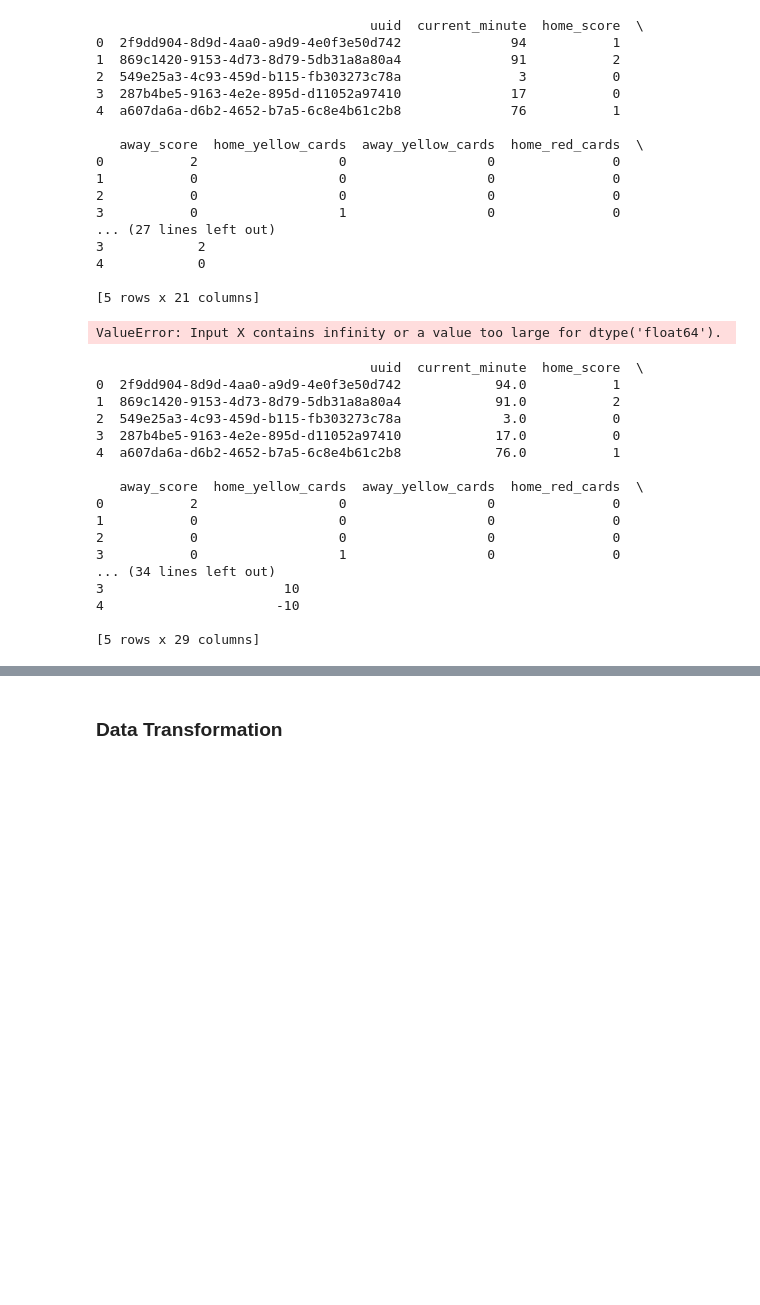
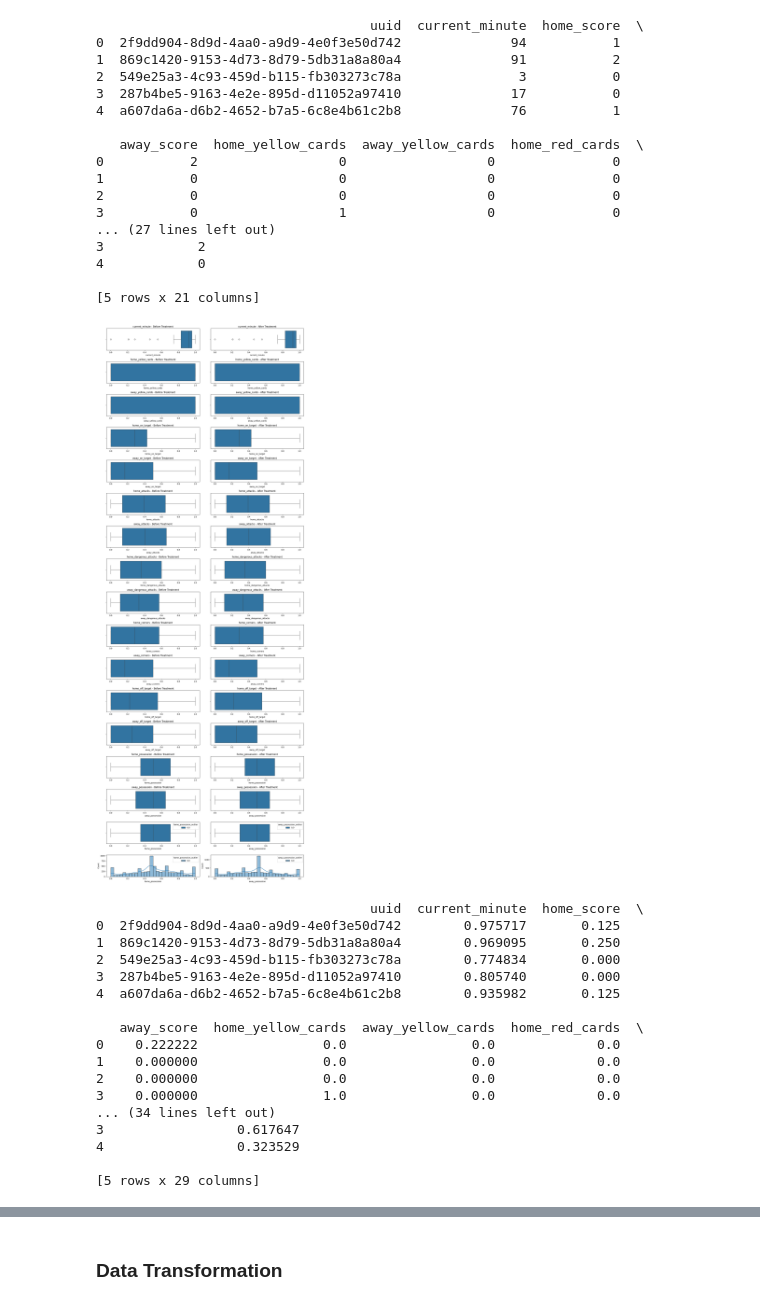
Before and after one commit to ReyObejero/2324-t3-stintsy-s11-g4-machine-project, a Jupyter notebook: STINTSY-S11-MP.ipynb, the cells around one changed output, grey strips where cells are left out. Drawn from its saved outputs; the diff is of its cells as text; code cells hidden in the pictures; blank space fills up the shorter version.

```diff
--- a/STINTSY-S11-MP.ipynb
+++ b/STINTSY-S11-MP.ipynb
@@ -320,68 +320,65 @@ def calculate_remaining_goals(row):
 sports['goals_remaining'] = sports.apply(calculate_remaining_goals, axis=1)
 
 # Calculate additional features
-sports['home_attack_efficiency'] = sports['home_score'] / sports['home_attacks']
-sports['away_attack_efficiency'] = sports['away_score'] / sports['away_attacks']
+epsilon = 1e-10  # Add a small number to avoid division by zero
+sports['home_attack_efficiency'] = sports['home_score'] / (sports['home_attacks'] + epsilon)
+sports['away_attack_efficiency'] = sports['away_score'] / (sports['away_attacks'] + epsilon)
 
-sports['home_shot_conversion_rate'] = sports['home_score'] / (sports['home_on_target'] + sports['home_off_target'])
-sports['away_shot_conversion_rate'] = sports['away_score'] / (sports['away_on_target'] + sports['away_off_target'])
+sports['home_shot_conversion_rate'] = sports['home_score'] / (sports['home_on_target'] + sports['home_off_target'] + epsilon)
+sports['away_shot_conversion_rate'] = sports['away_score'] / (sports['away_on_target'] + sports['away_off_target'] + epsilon)
 
 sports['possession_differential'] = sports['home_possession'] - sports['away_possession']
-
-# Handle potential division by zero in attack efficiency
-sports['home_attack_efficiency'] = sports['home_attack_efficiency'].replace([np.inf, -np.inf], 0)
-sports['away_attack_efficiency'] = sports['away_attack_efficiency'].replace([np.inf, -np.inf], 0)
 
 # Select columns for normalization (excluding uuid)
 columns_to_normalize = [col for col in sports.columns if col != 'uuid']
 
 # Create a MinMaxScaler object (normalizes to -1 to 1 range)
-scaler = MinMaxScaler(feature_range=(-1, 1))
+scaler = MinMaxScaler(feature_range=(0, 1))
 
 # Apply normalization to selected columns
 sports[columns_to_normalize] = scaler.fit_transform(sports[columns_to_normalize])
 
 # Visualize distributions after outlier treatment and normalization
 fig, axes = plt.subplots(nrows=len(outlier_columns) + 2, ncols=2, figsize=(15, 40))
 
 for i, col in enumerate(outlier_columns):
     # Box plots
     sns.boxplot(data=sports, x=col, ax=axes[i, 0])
     axes[i, 0].set_title(f'{col} - Before Treatment')
 
     sns.boxplot(data=sports, x=col, ax=axes[i, 1])
     axes[i, 1].set_title(f'{col} - After Treatment')
 
 # Visualize possession data with outliers
 sns.boxplot(data=sports, x='home_possession', ax=axes[len(outlier_columns), 0], hue='home_possession_outlier')
 sns.boxplot(data=sports, x='away_possession', ax=axes[len(outlier_columns), 1], hue='away_possession_outlier')
 
 # Histograms for possession data with outliers
 sns.histplot(data=sports, x='home_possession', kde=True, ax=axes[len(outlier_columns) + 1, 0], hue='home_possession_outlier')
 sns.histplot(data=sports, x='away_possession', kde=True, ax=axes[len(outlier_columns) + 1, 1], hue='away_possession_outlier')
 
 plt.tight_layout()
 plt.show()
 # %% [output]
-ValueError: Input X contains infinity or a value too large for dtype('float64').
+[figure, added]
 # %%
 print(sports.head())
 # %% [output]
                                    uuid  current_minute  home_score  \
-0  2f9dd904-8d9d-4aa0-a9d9-4e0f3e50d742            94.0           1
-1  869c1420-9153-4d73-8d79-5db31a8a80a4            91.0           2
-2  549e25a3-4c93-459d-b115-fb303273c78a             3.0           0
-3  287b4be5-9163-4e2e-895d-d11052a97410            17.0           0
-4  a607da6a-d6b2-4652-b7a5-6c8e4b61c2b8            76.0           1
+0  2f9dd904-8d9d-4aa0-a9d9-4e0f3e50d742        0.975717       0.125
+1  869c1420-9153-4d73-8d79-5db31a8a80a4        0.969095       0.250
+2  549e25a3-4c93-459d-b115-fb303273c78a        0.774834       0.000
+3  287b4be5-9163-4e2e-895d-d11052a97410        0.805740       0.000
+4  a607da6a-d6b2-4652-b7a5-6c8e4b61c2b8        0.935982       0.125
 
    away_score  home_yellow_cards  away_yellow_cards  home_red_cards  \
-0           2                  0                  0               0
-1           0                  0                  0               0
-2           0                  0                  0               0
-3           0                  1                  0               0
+0    0.222222                0.0                0.0             0.0
+1    0.000000                0.0                0.0             0.0
+2    0.000000                0.0                0.0             0.0
+3    0.000000                1.0                0.0             0.0
 ... (34 lines left out)
-3                       10
-4                      -10
+3                 0.617647
+4                 0.323529
 
 [5 rows x 29 columns]
 # %% [markdown]
```
Also changed, not shown: parts of 2 cells of this notebook.
